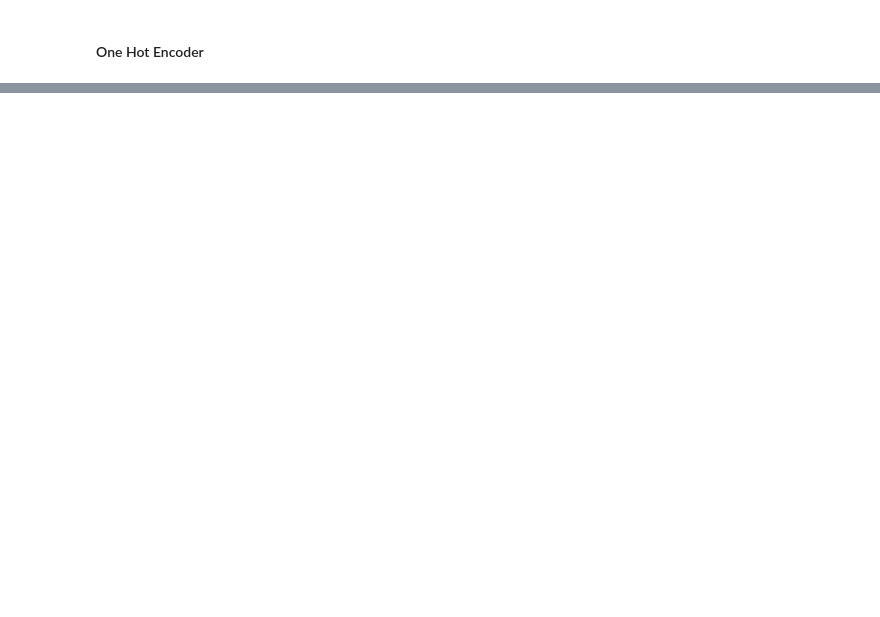
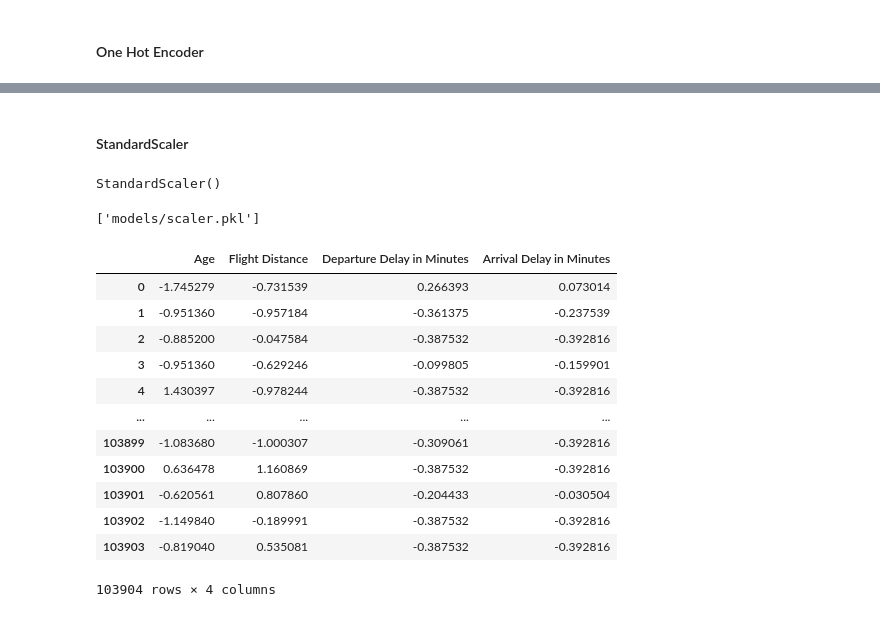
Before and after one commit to shandytp/customer_satisfaction_prediction, a Jupyter notebook: customer-satisfaction-notebook.ipynb, the cells around one changed output, grey strips where cells are left out. Drawn from its saved outputs; the diff is of its cells as text; code cells hidden in the pictures; blank space fills up the shorter version.

```diff
--- a/customer-satisfaction-notebook.ipynb
+++ b/customer-satisfaction-notebook.ipynb
@@ -605,0 +453,2 @@ X_train_cat_ohe.head()
+# %% [markdown]
+####  StandardScaler
@@ -605,0 +457,33 @@ X_train_cat_ohe.head()
+# %%
+scaler = StandardScaler()
+# %%
+scaler.fit(X_train_num)
+# %% [output]
+StandardScaler()
+# %%
+joblib.dump(scaler, "models/scaler.pkl")
+# %% [output]
+['models/scaler.pkl']
+# %%
+X_train_num_scaled = scaler.transform(X_train_num)
+X_test_num_scaled = scaler.transform(X_test_num)
+# %%
+X_train_num_scaled = pd.DataFrame(data = X_train_num_scaled,
+                                  columns = X_train_num.columns,
+                                  index = X_train_num.index)
+# %%
+X_train_num_scaled
+# %% [output]
+|  | Age | Flight Distance | Departure Delay in Minutes | Arrival Delay in Minutes |
+| 0 | -1.745279 | -0.731539 | 0.266393 | 0.073014 |
+| 1 | -0.951360 | -0.957184 | -0.361375 | -0.237539 |
+| 2 | -0.885200 | -0.047584 | -0.387532 | -0.392816 |
+| 3 | -0.951360 | -0.629246 | -0.099805 | -0.159901 |
+| 4 | 1.430397 | -0.978244 | -0.387532 | -0.392816 |
+| ... | ... | ... | ... | ... |
+| 103899 | -1.083680 | -1.000307 | -0.309061 | -0.392816 |
+| 103900 | 0.636478 | 1.160869 | -0.387532 | -0.392816 |
+| 103901 | -0.620561 | 0.807860 | -0.204433 | -0.030504 |
+| 103902 | -1.149840 | -0.189991 | -0.387532 | -0.392816 |
+| 103903 | -0.819040 | 0.535081 | -0.387532 | -0.392816 |
+103904 rows × 4 columns
```
Also changed, not shown: parts of 106 cells of this notebook.
